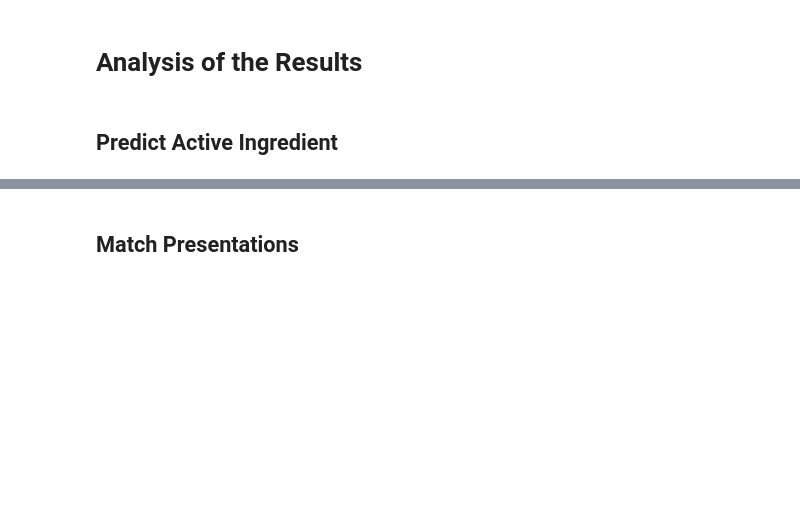
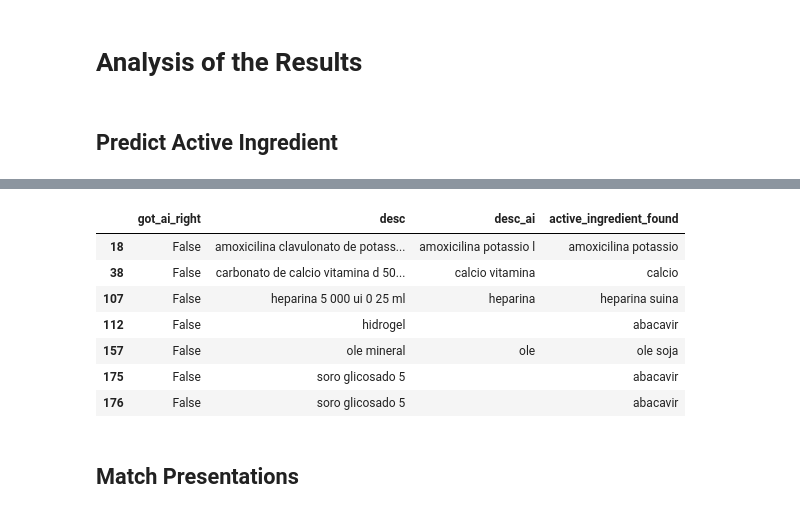
Before and after one commit to ArthurLimaS/ir-med, a Jupyter notebook: example_notebook.ipynb, the cells around one changed output, grey strips where cells are left out. Saved outputs shown, nothing was run; the diff lists cells and outputs as text; code cells hidden in the pictures; blank space fills up the shorter version.

Commit message:
Add notebook cell to display incorrect AI predictions
- Filter `df_notice` to show rows where the AI prediction is incorrect

```diff
--- a/example_notebook.ipynb
+++ b/example_notebook.ipynb
@@ -259,3 +243,16 @@ df_notice[df_notice['got_ai_right'] == True]
+# %%
+GOT_AI_RIGHT = False
+
+df_notice[df_notice['got_ai_right'] == GOT_AI_RIGHT][['got_ai_right', 'desc', 'desc_ai', 'active_ingredient_found']]
+# %% [output]
+|  | got_ai_right | desc | desc_ai | active_ingredient_found |
+| 18 | False | amoxicilina clavulonato de potass... | amoxicilina potassio l | amoxicilina potassio |
+| 38 | False | carbonato de calcio vitamina d 50... | calcio vitamina | calcio |
+| 107 | False | heparina 5 000 ui 0 25 ml | heparina | heparina suina |
+| 112 | False | hidrogel |  | abacavir |
+| 157 | False | ole mineral | ole | ole soja |
+| 175 | False | soro glicosado 5 |  | abacavir |
+| 176 | False | soro glicosado 5 |  | abacavir |
 # %% [markdown]
 ## Match Presentations
 # %%
```
Also changed, not shown: parts of 1 cell of this notebook.
